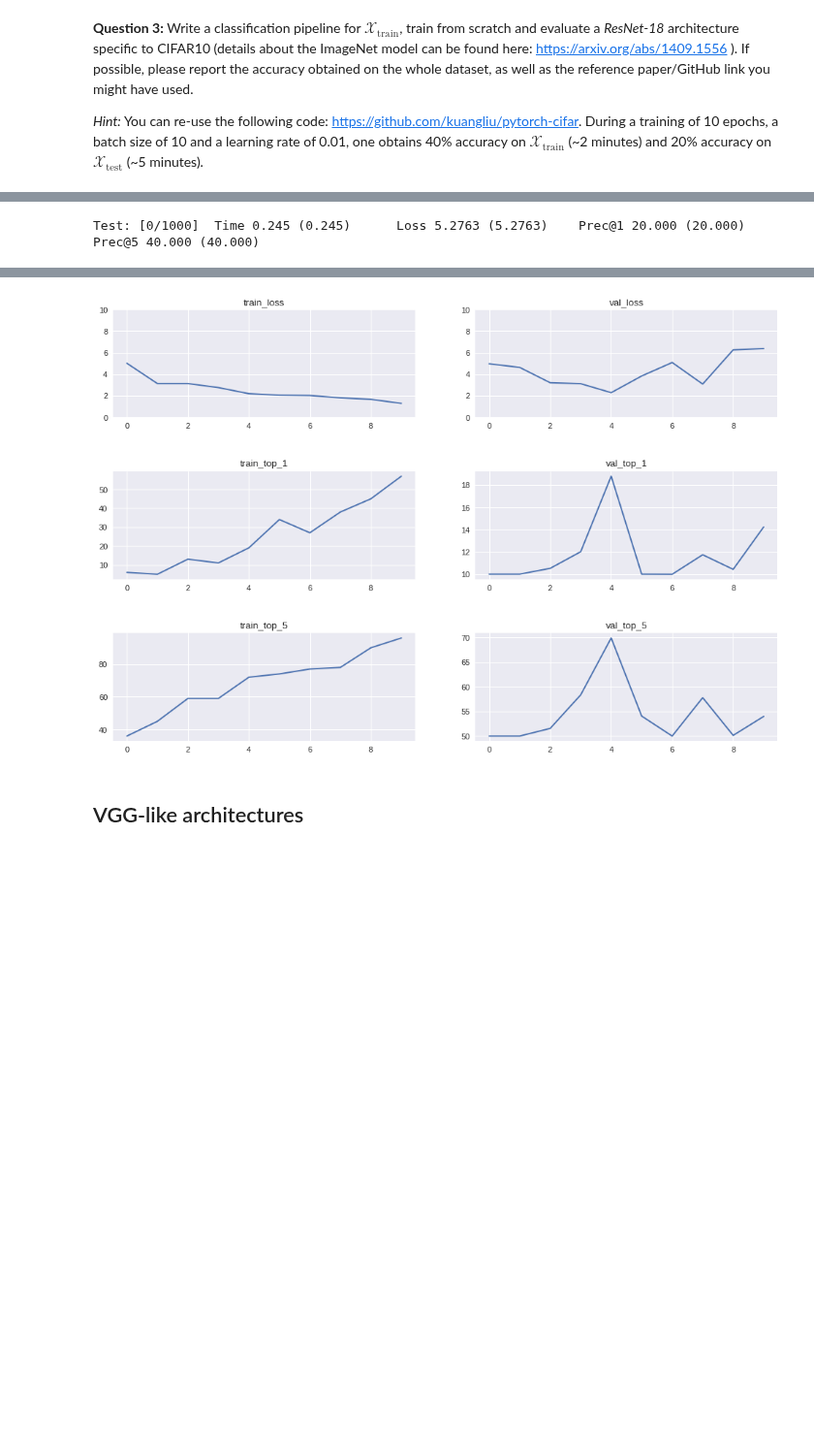
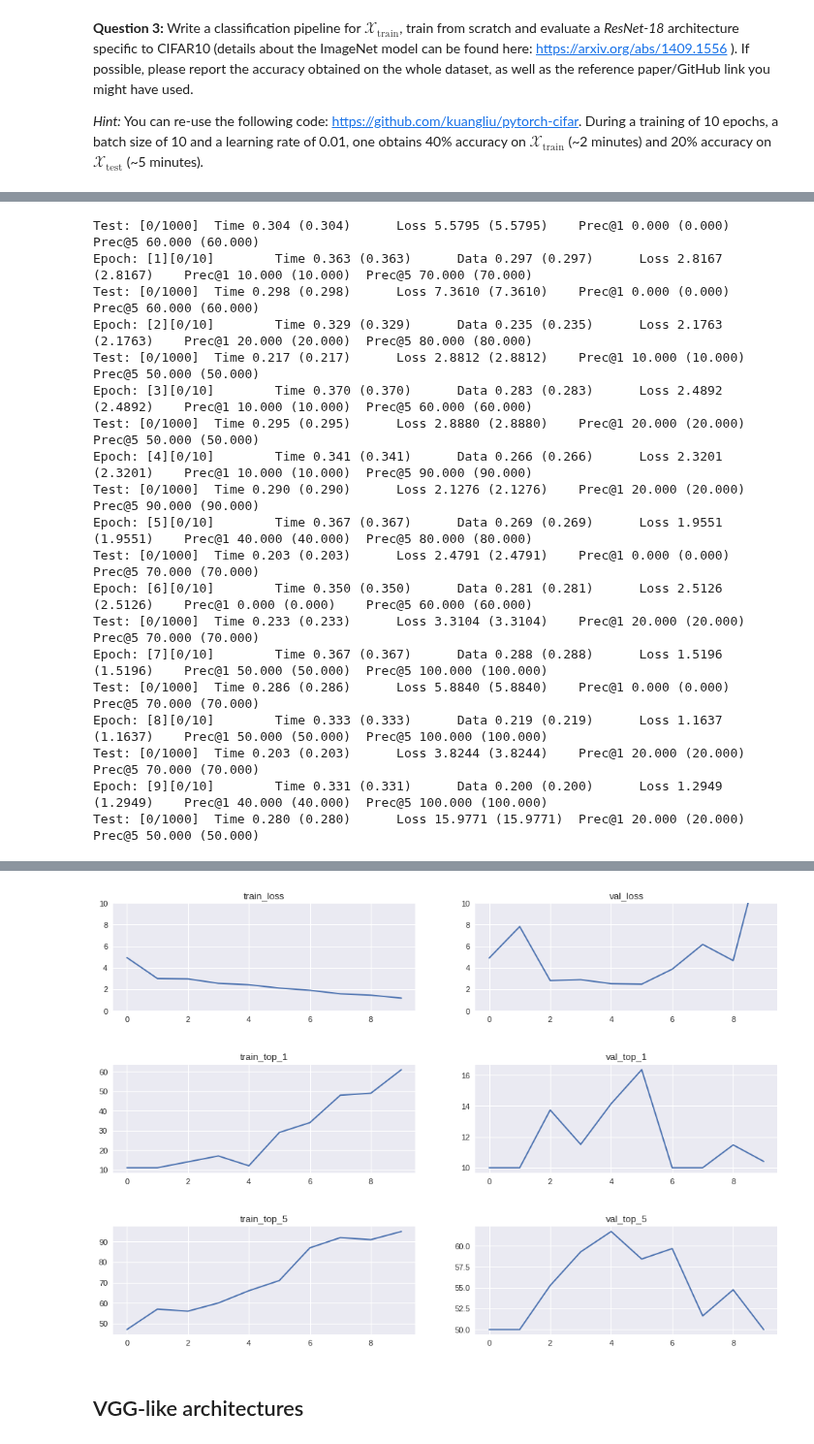
Before and after one commit to paulasquin/deep-learning-in-practice-cs, a Jupyter notebook: 3-TD_ADL.ipynb, the cells around one changed output, grey strips where cells are left out. Shown at 97% size. Saved outputs shown, nothing was run; the diff lists cells and outputs as text; code cells hidden in the pictures; blank space fills up the shorter version.

```diff
--- a/3-TD_ADL.ipynb
+++ b/3-TD_ADL.ipynb
@@ -482,8 +482,9 @@ class AverageMeter(object):
 
 
 class Classifier:
-    def __init__(self, args):
+    def __init__(self, args, transf):
         self.args = args
+        self.transf = transf
         model_names = sorted(name for name in models.__dict__
             if name.islower() and not name.startswith("__")
             and callable(models.__dict__[name]))
@@ -516,25 +517,15 @@ class Classifier:
 
         cudnn.benchmark = True
 
-        # Data loading code
-        normalize = transforms.Normalize(mean=[0.485, 0.456, 0.406],
-                                         std=[0.229, 0.224, 0.225])
-        transf = transforms.Compose(
-            [transforms.ToPILImage(),
-             transforms.CenterCrop(224),
-             transforms.ToTensor(),
-             normalize
-            ])
-
         # Train dataset
-        train_dataset =  MyDataset(X_train, X_train_labels, transform=transf)
+        train_dataset =  MyDataset(X_train, X_train_labels, transform=self.transf)
         train_loader = torch.utils.data.DataLoader(
             dataset=train_dataset,
             batch_size=self.args.batch_size, shuffle=True,
             num_workers=self.args.workers, pin_memory=True)
 
         # Validation dataset
-        val_dataset =  MyDataset(X_test, X_test_labels, transform=transf)
+        val_dataset =  MyDataset(X_test, X_test_labels, transform=self.transf)
         val_loader = torch.utils.data.DataLoader(
             dataset=val_dataset,
             batch_size=self.args.batch_size, shuffle=False,
@@ -756,7 +747,17 @@ args = Args(
         pretrained=False
 )
 
-classifier1 = Classifier(args)
+# Transformation definition
+normalize = transforms.Normalize(mean=[0.485, 0.456, 0.406], std=[0.229, 0.224, 0.225])
+transf = transforms.Compose(
+    [transforms.ToPILImage(),
+     transforms.CenterCrop(224),
+     transforms.ToTensor(),
+     normalize
+    ])
+
+
+classifier1 = Classifier(args, transf)
 classifier1.run_training()
 classifier1.plot_results()
 # %% [output]
@@ -766 +767,19 @@ Epoch: [0][0/10]        Time 1.733 (1.733)      Data 0.272 (0.272)      Loss 7.2
-Test: [0/1000]  Time 0.245 (0.245)      Loss 5.2763 (5.2763)    Prec@1 20.000 (20.000)  Prec@5 40.000 (40.000)
+Test: [0/1000]  Time 0.304 (0.304)      Loss 5.5795 (5.5795)    Prec@1 0.000 (0.000)    Prec@5 60.000 (60.000)
+Epoch: [1][0/10]        Time 0.363 (0.363)      Data 0.297 (0.297)      Loss 2.8167 (2.8167)    Prec@1 10.000 (10.000)  Prec@5 70.000 (70.000)
+Test: [0/1000]  Time 0.298 (0.298)      Loss 7.3610 (7.3610)    Prec@1 0.000 (0.000)    Prec@5 60.000 (60.000)
+Epoch: [2][0/10]        Time 0.329 (0.329)      Data 0.235 (0.235)      Loss 2.1763 (2.1763)    Prec@1 20.000 (20.000)  Prec@5 80.000 (80.000)
+Test: [0/1000]  Time 0.217 (0.217)      Loss 2.8812 (2.8812)    Prec@1 10.000 (10.000)  Prec@5 50.000 (50.000)
+Epoch: [3][0/10]        Time 0.370 (0.370)      Data 0.283 (0.283)      Loss 2.4892 (2.4892)    Prec@1 10.000 (10.000)  Prec@5 60.000 (60.000)
+Test: [0/1000]  Time 0.295 (0.295)      Loss 2.8880 (2.8880)    Prec@1 20.000 (20.000)  Prec@5 50.000 (50.000)
+Epoch: [4][0/10]        Time 0.341 (0.341)      Data 0.266 (0.266)      Loss 2.3201 (2.3201)    Prec@1 10.000 (10.000)  Prec@5 90.000 (90.000)
+Test: [0/1000]  Time 0.290 (0.290)      Loss 2.1276 (2.1276)    Prec@1 20.000 (20.000)  Prec@5 90.000 (90.000)
+Epoch: [5][0/10]        Time 0.367 (0.367)      Data 0.269 (0.269)      Loss 1.9551 (1.9551)    Prec@1 40.000 (40.000)  Prec@5 80.000 (80.000)
+Test: [0/1000]  Time 0.203 (0.203)      Loss 2.4791 (2.4791)    Prec@1 0.000 (0.000)    Prec@5 70.000 (70.000)
+Epoch: [6][0/10]        Time 0.350 (0.350)      Data 0.281 (0.281)      Loss 2.5126 (2.5126)    Prec@1 0.000 (0.000)    Prec@5 60.000 (60.000)
+Test: [0/1000]  Time 0.233 (0.233)      Loss 3.3104 (3.3104)    Prec@1 20.000 (20.000)  Prec@5 70.000 (70.000)
+Epoch: [7][0/10]        Time 0.367 (0.367)      Data 0.288 (0.288)      Loss 1.5196 (1.5196)    Prec@1 50.000 (50.000)  Prec@5 100.000 (100.000)
+Test: [0/1000]  Time 0.286 (0.286)      Loss 5.8840 (5.8840)    Prec@1 0.000 (0.000)    Prec@5 70.000 (70.000)
+Epoch: [8][0/10]        Time 0.333 (0.333)      Data 0.219 (0.219)      Loss 1.1637 (1.1637)    Prec@1 50.000 (50.000)  Prec@5 100.000 (100.000)
+Test: [0/1000]  Time 0.203 (0.203)      Loss 3.8244 (3.8244)    Prec@1 20.000 (20.000)  Prec@5 70.000 (70.000)
+Epoch: [9][0/10]        Time 0.331 (0.331)      Data 0.200 (0.200)      Loss 1.2949 (1.2949)    Prec@1 40.000 (40.000)  Prec@5 100.000 (100.000)
+Test: [0/1000]  Time 0.280 (0.280)      Loss 15.9771 (15.9771)  Prec@1 20.000 (20.000)  Prec@5 50.000 (50.000)
@@ -785,4 +786,4 @@ Test: [0/1000]  Time 0.301 (0.301)      Loss 4.4188 (4.4188)    Prec@1 30.000 (3
-[figure, old version]
+[figure, new version]
 # %% [markdown]
 ## VGG-like architectures
 # %% [markdown]
```
Also changed, not shown: parts of 10 cells of this notebook.
